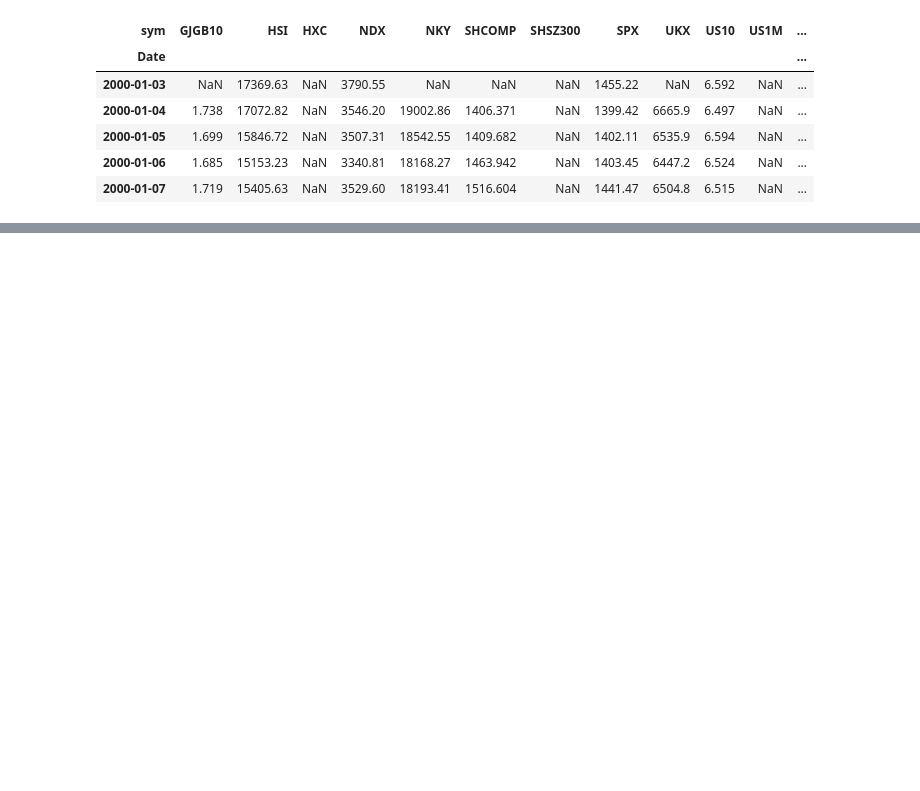
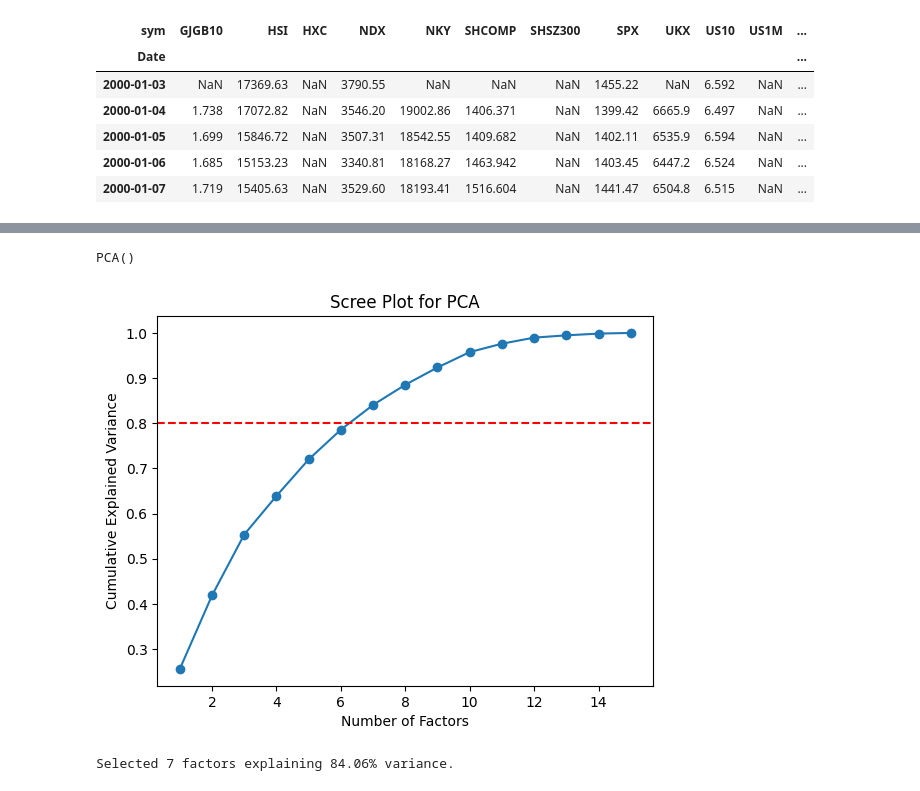
Before and after one commit to yupeng-jiang/test-project, a Jupyter notebook: test.ipynb, the cells around one changed output, grey strips where cells are left out. Saved outputs shown, nothing was run; the diff lists cells and outputs as text; code cells hidden in the pictures; blank space fills up the shorter version.

```diff
--- a/test.ipynb
+++ b/test.ipynb
@@ -81,0 +83,5 @@ pivot_df_final.head()
+# %%
+# compute daily return
+price_cols = [col for col in pivot_df_final.columns if col != 'Date']
+pivot_df_final = pivot_df_final.sort_values('Date')
+returns = np.log(pivot_df_final[price_cols] / pivot_df_final[price_cols].shift(1)).dropna()
@@ -81,0 +104,41 @@ pivot_df_final.head()
+# %%
+# Step 2: Standardize returns (mean=0, std=1) for PCA
+scaler = StandardScaler()
+returns_scaled = scaler.fit_transform(returns)
+
+# Step 3: Apply PCA
+pca = PCA()
+pca.fit(returns_scaled)
+# %% [output]
+PCA()
+# %%
+# Visualize explained variance to choose number of factors
+explained_var = np.cumsum(pca.explained_variance_ratio_)
+plt.plot(range(1, len(explained_var) + 1), explained_var, marker='o')
+plt.xlabel('Number of Factors')
+plt.ylabel('Cumulative Explained Variance')
+plt.title('Scree Plot for PCA')
+plt.axhline(y=0.8, color='r', linestyle='--')  # Target 80% variance
+plt.show()
+# %% [output]
+[figure, added]
+# %%
+# Select number of factors (e.g., where cumulative variance > 80%)
+n_factors = np.argmax(explained_var >= 0.8) + 1  # +1 because argmax is 0-indexed
+print(f'Selected {n_factors} factors explaining {explained_var[n_factors-1]:.2%} variance.')
+
+# Refit PCA with selected n_factors
+pca = PCA(n_components=n_factors)
+pca.fit(returns_scaled)
+
+# Factor Loadings (Betas): shape (30 assets x n_factors)
+betas = pca.components_.T  # Transpose to match (assets x factors)
+
+# Factor Returns: Project scaled returns onto factors, shape (T-1 x n_factors)
+factor_returns = pca.transform(returns_scaled)
+
+# Idiosyncratic (residual) variances: Variance of residuals
+residuals = returns_scaled - np.dot(factor_returns, pca.components_)
+idio_vars = np.var(residuals, axis=0)  # Diagonal matrix elements
+# %% [output]
+Selected 7 factors explaining 84.06% variance.
```
Also changed, not shown: parts of 7 cells of this notebook, 4 other files.
